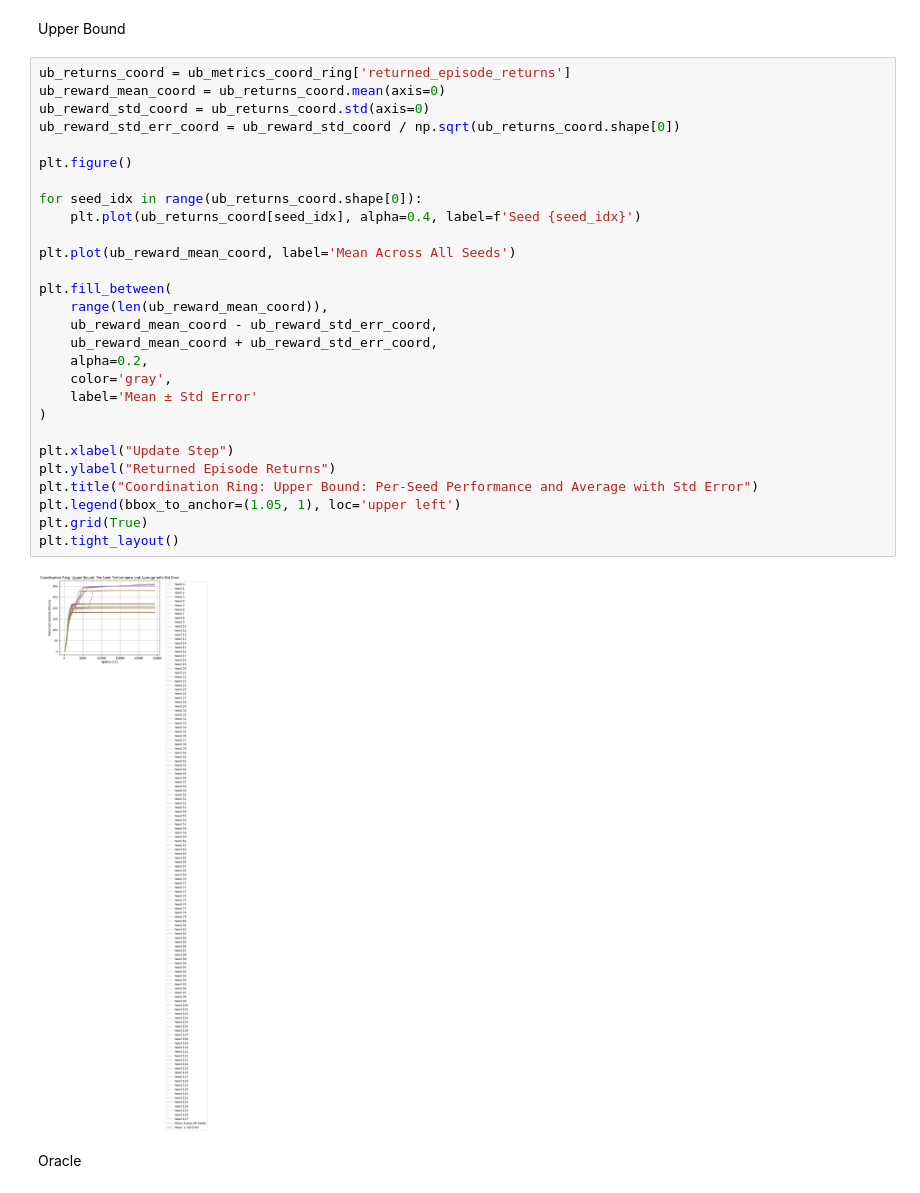
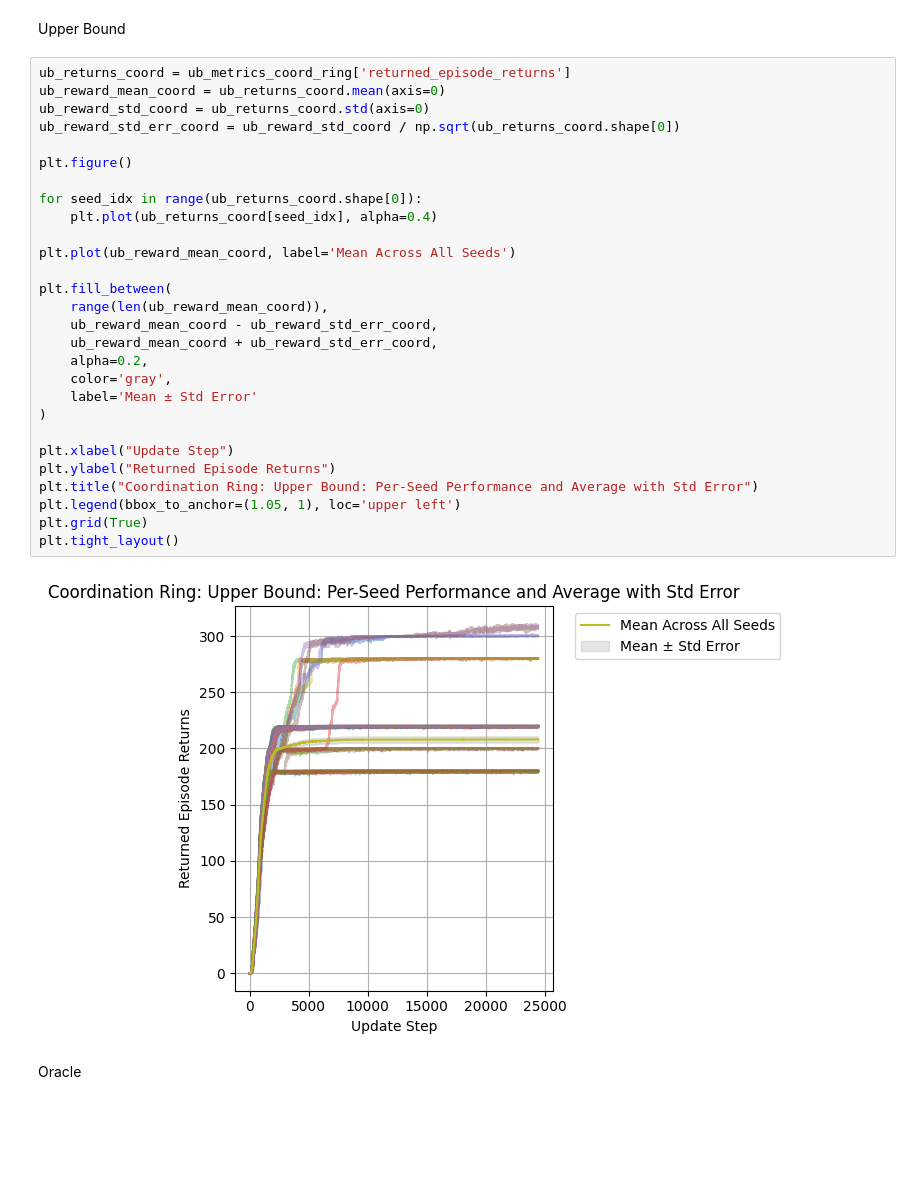
Before and after one commit to sandguine/value-of-intent, a Jupyter notebook: reward_mean_comparisons.ipynb, the cells around one changed output. Saved outputs shown, nothing was run; the diff lists cells and outputs as text; blank space fills up the shorter version.

```diff
--- a/reward_mean_comparisons.ipynb
+++ b/reward_mean_comparisons.ipynb
@@ -407,33 +409,33 @@ Upper Bound
 # %%
 ub_returns_coord = ub_metrics_coord_ring['returned_episode_returns']
 ub_reward_mean_coord = ub_returns_coord.mean(axis=0)
 ub_reward_std_coord = ub_returns_coord.std(axis=0)
 ub_reward_std_err_coord = ub_reward_std_coord / np.sqrt(ub_returns_coord.shape[0])
 
 plt.figure()
 
 for seed_idx in range(ub_returns_coord.shape[0]):
-    plt.plot(ub_returns_coord[seed_idx], alpha=0.4, label=f'Seed {seed_idx}')
+    plt.plot(ub_returns_coord[seed_idx], alpha=0.4)
 
 plt.plot(ub_reward_mean_coord, label='Mean Across All Seeds')
 
 plt.fill_between(
     range(len(ub_reward_mean_coord)),
     ub_reward_mean_coord - ub_reward_std_err_coord,
     ub_reward_mean_coord + ub_reward_std_err_coord,
     alpha=0.2,
     color='gray',
     label='Mean ± Std Error'
 )
 
 plt.xlabel("Update Step")
 plt.ylabel("Returned Episode Returns")
 plt.title("Coordination Ring: Upper Bound: Per-Seed Performance and Average with Std Error")
 plt.legend(bbox_to_anchor=(1.05, 1), loc='upper left')
 plt.grid(True)
 plt.tight_layout()
 # %% [output]
-[figure, old version]
+[figure, new version]
 # %% [markdown]
 Oracle
 # %%
```
Also changed, not shown: parts of 21 cells of this notebook, 8 other files.
